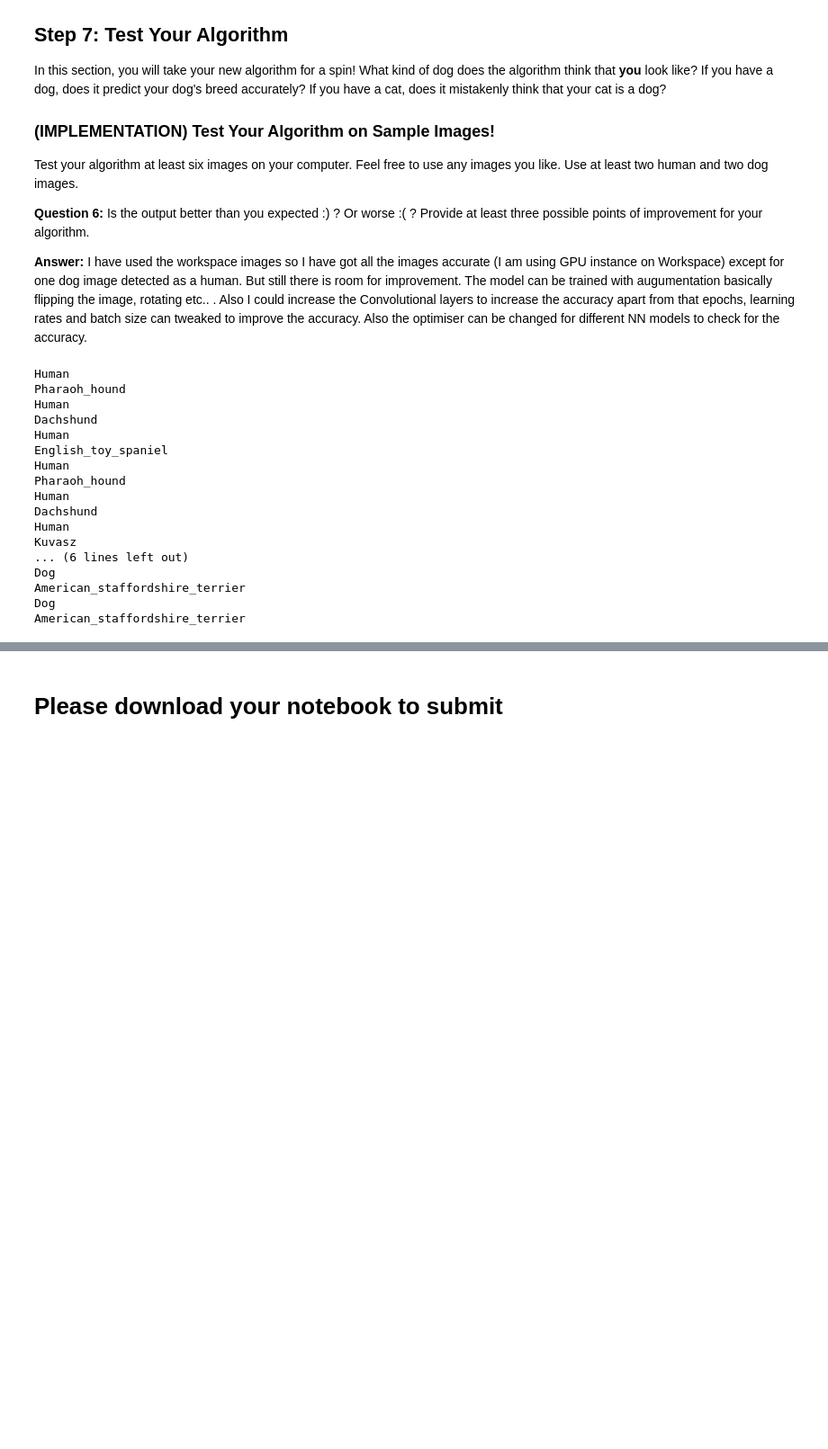
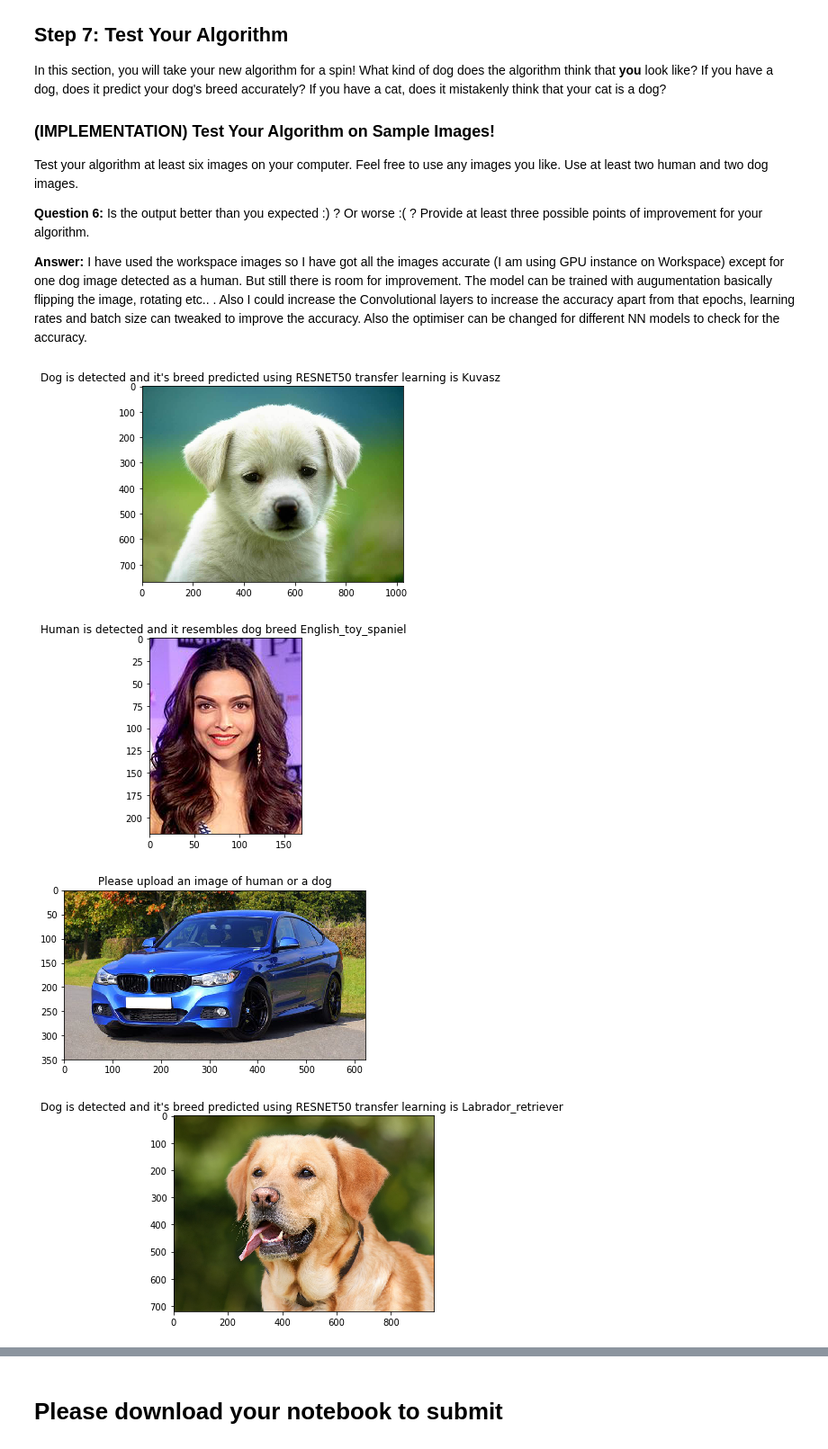
Before and after one commit to raghavx/dog_project, a Jupyter notebook: dog_app.ipynb, the cells around one changed output, grey strips where cells are left out. Shown at 90% size. Cells and saved outputs as stored; diff of their text form; code cells hidden in the pictures; blank space fills up the shorter version.

Commit message:
external images used

```diff
--- a/dog_app.ipynb
+++ b/dog_app.ipynb
@@ -766,3 +751,25 @@ def dog_human_algorithm(img_path):
+# %%
+import matplotlib.pyplot as plt
+import matplotlib.image as mpimg
+
+###  Write your algorithm.
+def dog_human_algorithm(img_path):
+
+    plt.imshow(mpimg.imread(img_path))
+
+    if(face_detector(img_path)):
+        breedName = RESNET50_predict_breed(img_path)
+        plt.title("Human is detected and it resembles dog breed %s " %breedName)
+
+    elif(dog_detector(img_path)):
+        breedName = RESNET50_predict_breed(img_path)
+        plt.title("Dog is detected and it's breed predicted using RESNET50 transfer learning is %s "%breedName)
+
+    else:
+        plt.title("Please upload an image of human or a dog")
+
+    #plt.imshow(img_path)
+    plt.show()
 # %% [markdown]
 ---
 <a id='step7'></a>
@@ -780,29 +787,15 @@ __Answer:__ I have used the workspace images so I have got all the images accura
 # %%
 ## TODO: Execute your algorithm from Step 6 on
 ## at least 6 images on your workspace.
 ## Feel free to use as many code cells as needed.
-human_files_workspace = human_files[:5]
-dog_files_workspace = train_files[:5]
+import urllib
 
-for h_f in human_files_workspace:
-    dog_human_algorithm(h_f)
-for d_f in dog_files_workspace:
-    dog_human_algorithm(d_f)
+examples = ["images/dog1.jpg","images/human1.jpg","images/car1.jpeg","images/dog2.jpg","images/human2.jpg","images/dog-human.JPG"]
+
+for i in range(0,6):
+    dog_human_algorithm(examples[i])
 # %% [output]
-Human
-Pharaoh_hound
-Human
-Dachshund
-Human
-English_toy_spaniel
-Human
-Pharaoh_hound
-Human
-Dachshund
-Human
-Kuvasz
-... (6 lines left out)
-Dog
-American_staffordshire_terrier
-Dog
-American_staffordshire_terrier
+[figure, added]
+[figure, added]
+[figure, added]
+[figure, added]
```
Also changed, not shown: parts of 9 cells of this notebook, 1 other file.
